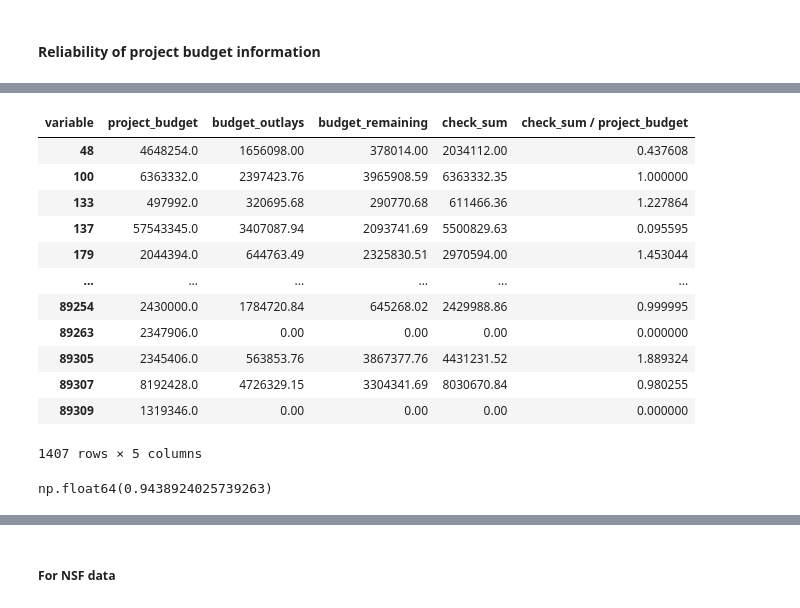
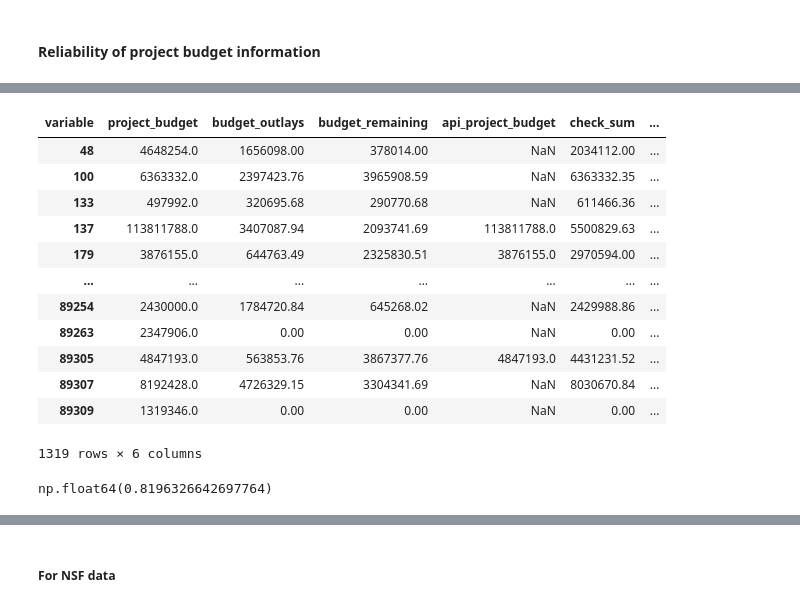
Before and after one commit to philippmoessner/us_science_funding_cuts, a Jupyter notebook: notebook.ipynb, the cells around one changed output, grey strips where cells are left out. Drawn from its saved outputs; the diff is of its cells as text; code cells hidden in the pictures.

Commit message:
added nih project budget api call

```diff
--- a/notebook.ipynb
+++ b/notebook.ipynb
@@ -908,0 +929,42 @@ def fin_check(data, outlays_col='budget_outlays'):
+# %%
+import requests
+from tqdm import tqdm
+
+def get_cumulative_costs(id_to_check, prj_start, prj_end):
+    url = "https://api.reporter.nih.gov/v2/projects/search"
+
+    payload = {
+        "criteria": {
+            "project_nums": [f"{id_to_check}"],
+            "fiscal_years": [*range(prj_start, prj_end + 1)],
+            "exclude_subprojects": True,
+            "sub_project_only": False,
+        },
+        "include_fields": ['ProjectNum', 'CoreProjectNum', 'FiscalYear', 'AwardAmount'],
+        "offset": 0,
+        "limit": 500
+    }
+
+    response = requests.post(url, json=payload)
+
+    if response.status_code == 200:
+        response = response.json()
+        results = response.get('results', [])
+        total_sum = sum(float(el.get('award_amount') or 0) for el in results)
+        return total_sum
+    else:
+        print(f"Error {response.status_code}: {response.text}")
+        return None
+
+if not os.path.exists('data/for_enrichment/nih_b2014_proj_budget.parquet'):
+    nih_b2014 = nih[nih[('time', 'project_start')].dt.year < 2014]
+    for index, row in tqdm(nih_b2014.iterrows(), total=len(nih_b2014)):
+        id = row[('id', 'id')]
+        prj_start = int(row[('time', 'project_start')].year)
+        result = get_cumulative_costs(id, prj_start, 2025)
+        nih.loc[nih[('id', 'id')] == id, ('finance', 'api_project_budget')] = result
+
+    nih[nih[('time', 'project_start')].dt.year < 2014][['id', 'finance']].to_parquet('data/for_enrichment/nih_b2014_proj_budget.parquet')
+else:
+    nih_b2014 = pd.read_parquet('data/for_enrichment/nih_b2014_proj_budget.parquet')
+    nih = nih.merge(nih_b2014, on=('id', 'id'), how='left')
@@ -927,21 +1000,22 @@ Entries where project_budget does not equal sum of grant-witness.us financial in
 # %%
-wrong_rows
+wrong_rows = nih.loc[wrong_rows.index, ]
+wrong_rows['finance']
 # %% [output]
-| variable | project_budget | budget_outlays | budget_remaining | check_sum | check_sum / project_budget |
-| 48 | 4648254.0 | 1656098.00 | 378014.00 | 2034112.00 | 0.437608 |
-| 100 | 6363332.0 | 2397423.76 | 3965908.59 | 6363332.35 | 1.000000 |
-| 133 | 497992.0 | 320695.68 | 290770.68 | 611466.36 | 1.227864 |
-| 137 | 57543345.0 | 3407087.94 | 2093741.69 | 5500829.63 | 0.095595 |
-| 179 | 2044394.0 | 644763.49 | 2325830.51 | 2970594.00 | 1.453044 |
-| ... | ... | ... | ... | ... | ... |
-| 89254 | 2430000.0 | 1784720.84 | 645268.02 | 2429988.86 | 0.999995 |
-| 89263 | 2347906.0 | 0.00 | 0.00 | 0.00 | 0.000000 |
-| 89305 | 2345406.0 | 563853.76 | 3867377.76 | 4431231.52 | 1.889324 |
-| 89307 | 8192428.0 | 4726329.15 | 3304341.69 | 8030670.84 | 0.980255 |
-| 89309 | 1319346.0 | 0.00 | 0.00 | 0.00 | 0.000000 |
+| variable | project_budget | budget_outlays | budget_remaining | api_project_budget | check_sum | ... |
+| 48 | 4648254.0 | 1656098.00 | 378014.00 | NaN | 2034112.00 | ... |
+| 100 | 6363332.0 | 2397423.76 | 3965908.59 | NaN | 6363332.35 | ... |
+| 133 | 497992.0 | 320695.68 | 290770.68 | NaN | 611466.36 | ... |
+| 137 | 113811788.0 | 3407087.94 | 2093741.69 | 113811788.0 | 5500829.63 | ... |
+| 179 | 3876155.0 | 644763.49 | 2325830.51 | 3876155.0 | 2970594.00 | ... |
+| ... | ... | ... | ... | ... | ... | ... |
+| 89254 | 2430000.0 | 1784720.84 | 645268.02 | NaN | 2429988.86 | ... |
+| 89263 | 2347906.0 | 0.00 | 0.00 | NaN | 0.00 | ... |
+| 89305 | 4847193.0 | 563853.76 | 3867377.76 | 4847193.0 | 4431231.52 | ... |
+| 89307 | 8192428.0 | 4726329.15 | 3304341.69 | NaN | 8030670.84 | ... |
+| 89309 | 1319346.0 | 0.00 | 0.00 | NaN | 0.00 | ... |
-1407 rows × 5 columns
+1319 rows × 6 columns
 # %%
-wrong_rows['check_sum / project_budget'].mean()
+wrong_rows[('finance', 'check_sum / project_budget')].mean()
 # %% [output]
-np.float64(0.9438924025739263)
+np.float64(0.8196326642697764)
 # %% [markdown]
```
Also changed, not shown: parts of 25 cells of this notebook, 1 other file.
